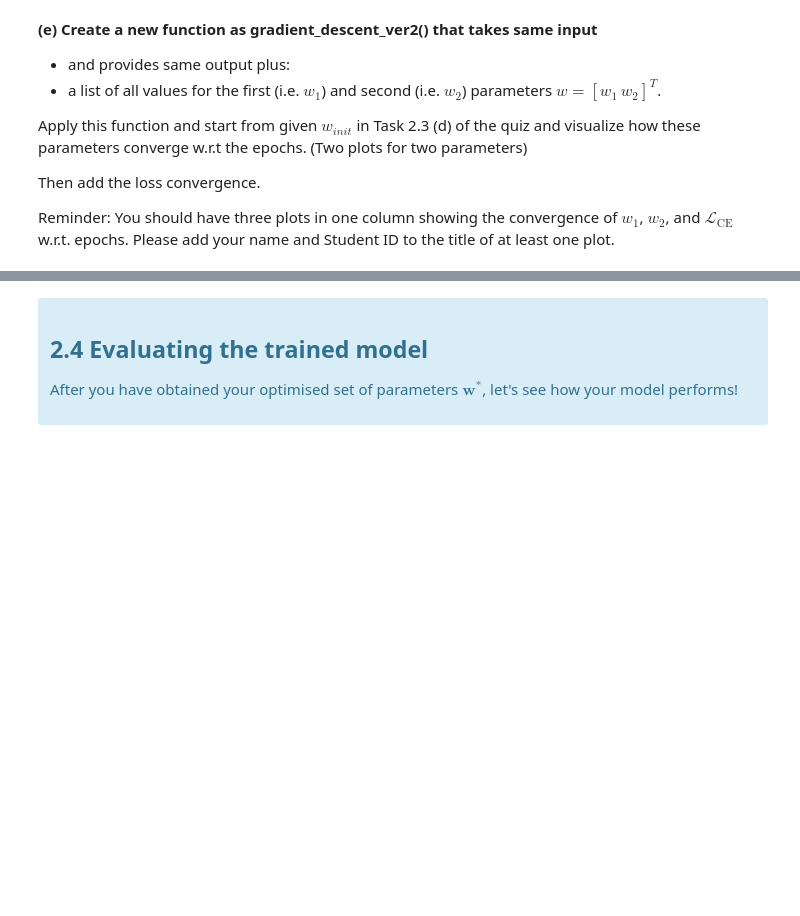
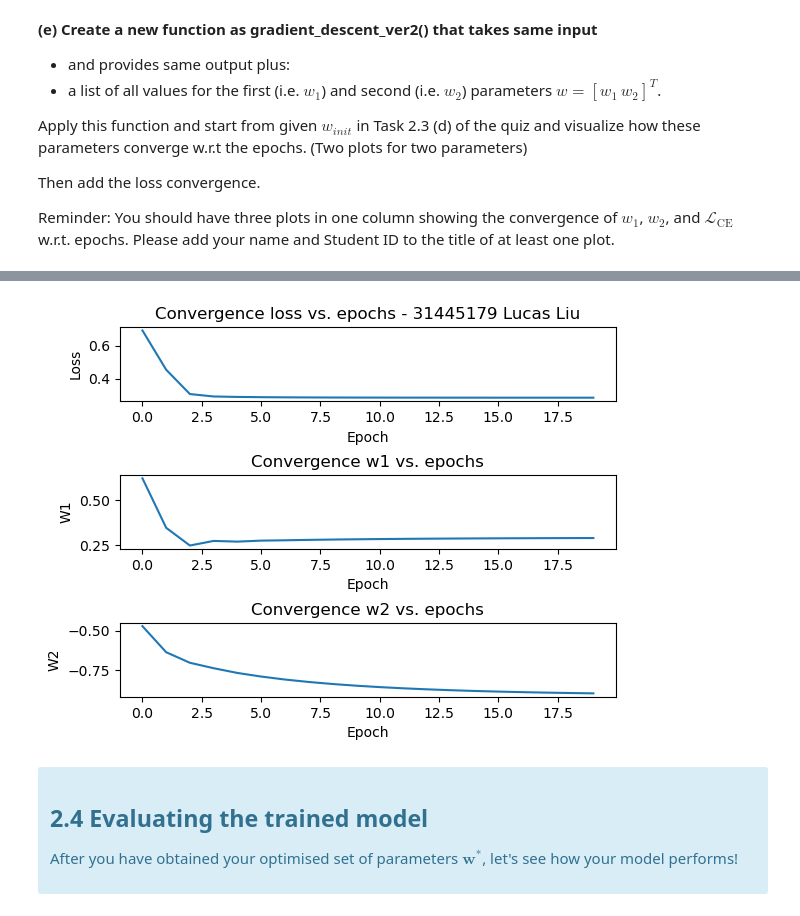
Before and after one commit to sqooid/ece4179-neural-networks, a Jupyter notebook: labs/lab-2/lab2_students.ipynb, the cells around one changed output, grey strips where cells are left out. Cells and saved outputs as stored; diff of their text form; code cells hidden in the pictures; blank space fills up the shorter version.

```diff
--- a/labs/lab-2/lab2_students.ipynb
+++ b/labs/lab-2/lab2_students.ipynb
@@ -699,16 +722,28 @@ def gradient_descent_ver2(w_init, num_epochs, lr, X_train, y_train, logging=Fals
 ## Run the function on the training set
 
 ## Start from given initial weight in teh quiz
-w_init = ?????
-_, losses, _ , w_1_values, w_2_values= gradient_descent_ver2( ?????)
+w_init = np.array([[0, 0]]).T
+_, losses, _, w_1_values, w_2_values = gradient_descent_ver2(
+    w_init, num_epochs, lr, X_train, y_train, True
+)
 
-fig, (ax1, ax2, ax3) = ?????
+fig, (ax1, ax2, ax3) = plt.subplots(3, 1)
 epochs = range(num_epochs)
 
-ax1.?????
+ax1.plot(epochs, losses)
+ax1.set_title("Convergence loss vs. epochs - 31445179 Lucas Liu")
+ax1.set_xlabel("Epoch")
+ax1.set_ylabel("Loss")
 
-ax2.?????
+ax2.plot(epochs, w_1_values)
+ax2.set_title("Convergence w1 vs. epochs")
+ax2.set_xlabel("Epoch")
+ax2.set_ylabel("W1")
 
-ax3.?????
+ax3.plot(epochs, w_2_values)
+ax3.set_title("Convergence w2 vs. epochs")
+ax3.set_xlabel("Epoch")
+ax3.set_ylabel("W2")
 
 plt.subplots_adjust(wspace=0.5, hspace=1)
+# %% [output]
@@ -715,3 +770,4 @@ plt.subplots_adjust(wspace=0.5, hspace=1)
+[figure, added]
 # %% [markdown]
 <div class="alert alert-block alert-info">
 
```
Also changed, not shown: parts of 11 cells of this notebook, 14 other files.
